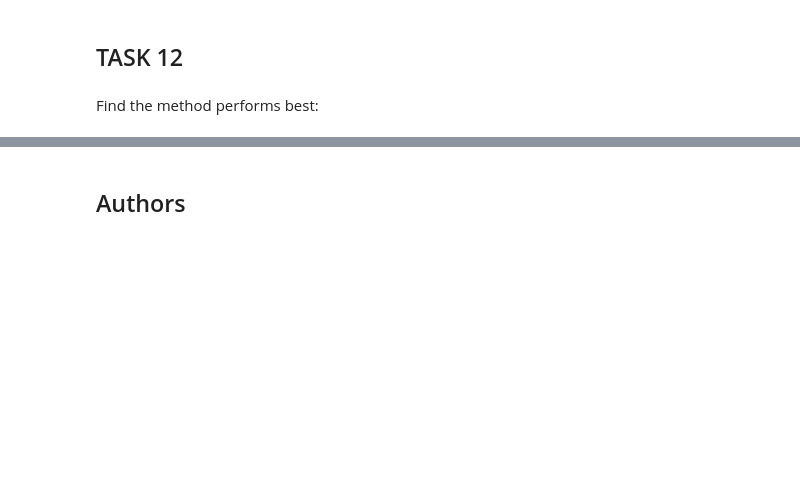
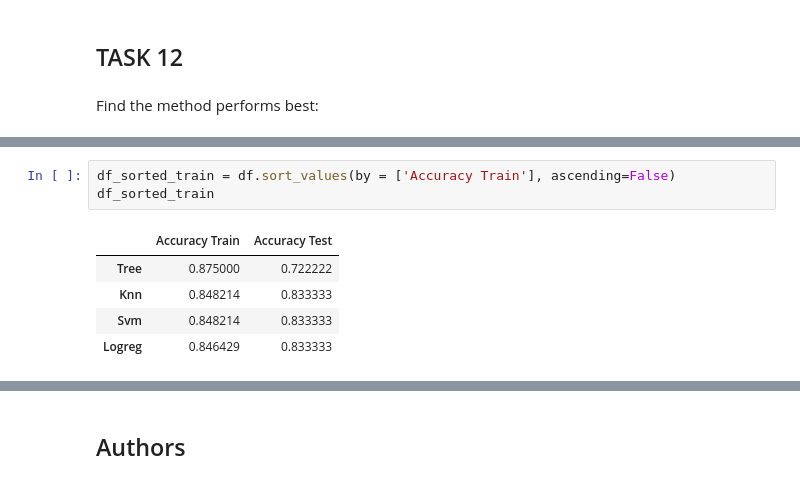
Before and after one commit to fpj-engmgr/spacey, a Jupyter notebook: notebooks/SpaceX_Machine Learning Prediction_Part_5.ipynb, the cells around one changed output, grey strips where cells are left out. Saved outputs shown, nothing was run; the diff lists cells and outputs as text; blank space fills up the shorter version.

```diff
--- a/notebooks/SpaceX_Machine Learning Prediction_Part_5.ipynb
+++ b/notebooks/SpaceX_Machine Learning Prediction_Part_5.ipynb
@@ -349,0 +372,9 @@ Best performing model is
+# %%
+df_sorted_train = df.sort_values(by = ['Accuracy Train'], ascending=False)
+df_sorted_train
+# %% [output]
+|  | Accuracy Train | Accuracy Test |
+| Tree | 0.875000 | 0.722222 |
+| Knn | 0.848214 | 0.833333 |
+| Svm | 0.848214 | 0.833333 |
+| Logreg | 0.846429 | 0.833333 |
```
Also changed, not shown: parts of 18 cells of this notebook, 1 other file.
